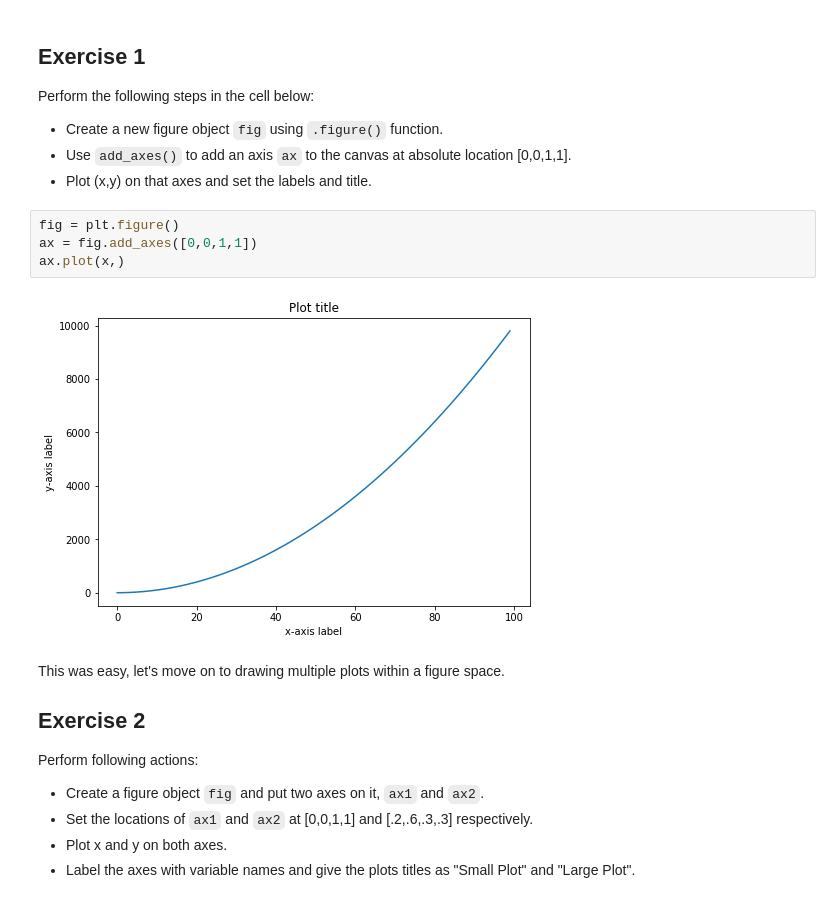
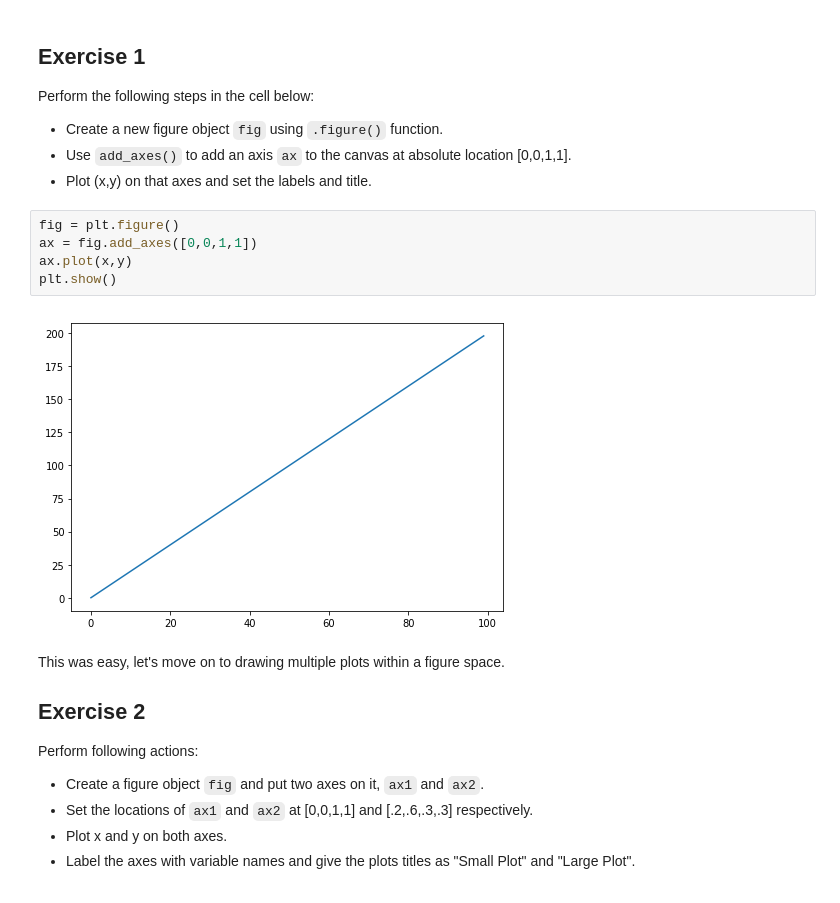
Before and after one commit to ZMBailey/dsc-1-03-13-customizing-visualizations-with-matplotlib-lab-seattle-ds-career-040119, a Jupyter notebook: index.ipynb, the cells around one changed output. Drawn from its saved outputs; the diff is of its cells as text.

```diff
--- a/index.ipynb
+++ b/index.ipynb
@@ -64,9 +64,10 @@ Perform the following steps in the cell below:
 # %%
 fig = plt.figure()
 ax = fig.add_axes([0,0,1,1])
-ax.plot(x,)
+ax.plot(x,y)
+plt.show()
 # %% [output]
-[figure, old version]
+[figure, new version]
 # %% [markdown]
 This was easy, let's move on to drawing multiple plots within a figure space.
 
```
